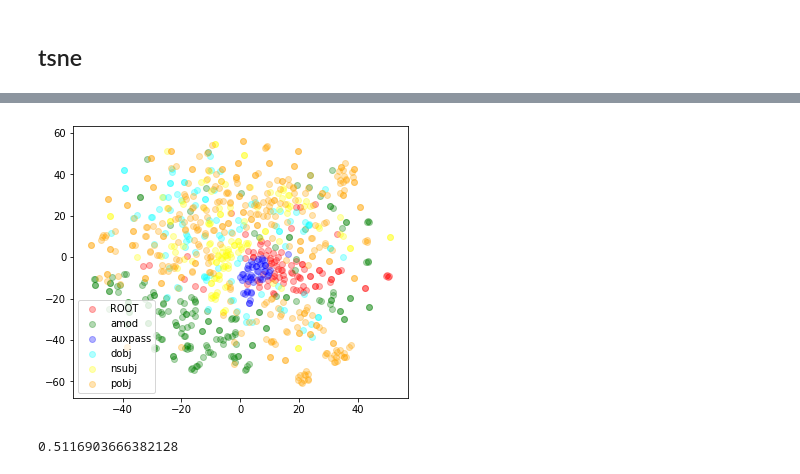
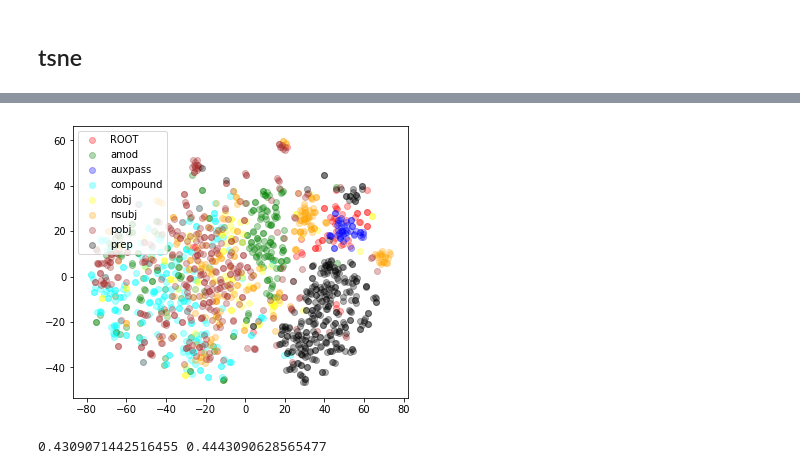
Before and after one commit to Shaul1321/INLP-dim-reduction, a Jupyter notebook: src/inlp-dim-reduction-syntax.ipynb, the cells around one changed output, grey strips where cells are left out. Cells and saved outputs as stored; diff of their text form; code cells hidden in the pictures.

```diff
--- a/src/inlp-dim-reduction-syntax.ipynb
+++ b/src/inlp-dim-reduction-syntax.ipynb
@@ -148,5 +148,5 @@ docs = create_docs(sents)
 # %%
-data = create_dataset_for_related_words(docs, num_samples = 60 * 1e3, all_descendents = True)
+data = create_dataset_for_related_words(docs, num_samples = 55 * 1e3, all_descendents = True)
 print(len(data))
 # %% [output]
 0
@@ -394,7 +377,7 @@ class BertEncoder(object):
         return (bert_tokens, orig_to_tok_map)
 
 
-    def encode(self, sentence: str, layer = 4):
+    def encode(self, sentence: str, layer = 7):
 
         tokenized_text, orig2tok = self.tokenize(sentence.split(" "))
         indexed_tokens = self.tokenizer.convert_tokens_to_ids(tokenized_text)
@@ -520,9 +503,9 @@ P, rowspace_projections, Ws = inlp.run_inlp(clf, params, n, 768, autoregressive,
 # %%
 Ws[4].dot(Ws[7].T)
 # %%
-def tsne(vecs, labels, title="", words = None):
+def tsne(vecs, labels, title="", words = None, metric = "l2"):
 
-  tsne = TSNE(n_components=2, random_state=0)
+  tsne = TSNE(n_components=2, random_state=0, metric = metric)
   vecs_2d = tsne.fit_transform(vecs)
   num_labels = len(set(labels.tolist()))
 
@@ -729,15 +744,38 @@ data_for_tsne = [tup[4] for tup in dev[:n]]
 data_for_tsne_docs = [tup[1] for tup in dev[:n]]
 data_for_tsne_idx = [tup[2] for tup in dev[:n]]
 data_for_tsen_deps = []
-to_keep = ["nsubj", "dobj", "pobj", "auxpass", "amod", "ROOT"]
-#to_keep = ["NOUN", "VERB", "ADJ"]
+to_keep_dep = ["nsubj", "dobj", "pobj", "auxpass", "amod", "ROOT", "prep", "compound"]
+to_keep_pos = ["NOUN", "VERB", "ADJ"]
 vecs = []
+
+by = "dep"
 
 for doc,i,v in zip(data_for_tsne_docs,data_for_tsne_idx,data_for_tsne):
 
-    dep = doc[i].dep_
-    if dep in to_keep:
-        data_for_tsen_deps.append(doc[i].dep_)
+    if by == "dep":
+        dep = doc[i].dep_
+        if dep in to_keep_dep:
+            data_for_tsen_deps.append(dep)
+            vecs.append(v)
+
+    elif by == "pos":
+
+        pos = doc[i].pos_
+        if pos in to_keep_pos:
+            data_for_tsen_deps.append(pos)
+            vecs.append(v)
+
+    elif by == "depth":
+
+        depth = 0
+        head = doc[i]
+
+        while head.dep_ != "ROOT":
+
+            depth += 1
+            head = head.head
+
+        data_for_tsen_deps.append(depth)
         vecs.append(v)
 
 vecs = np.array(vecs)
@@ -746,5 +784,4 @@ vecs_rowspace = P_Rw.dot(vecs.T).T
 data_for_tsen_deps = np.array(data_for_tsen_deps)
 print(len(vecs))
 assert len(data_for_tsen_deps) == len(vecs)
-tsne(vecs_rowspace, data_for_tsen_deps)
 # %% [output]
@@ -753,8 +793,4 @@ tsne(vecs_rowspace, data_for_tsen_deps)
 # %%
-tsne(vecs, data_for_tsen_deps)
+tsne(vecs, data_for_tsen_deps, metric = "cosine")
 # %% [output]
-[figure, old version]
+[figure, new version]
-# %%
-sum(train_y)/len(train_y)
-# %% [output]
-0.5116903666382128
@@ -760,0 +804,6 @@ sum(train_y)/len(train_y)
+# %%
+v_before = compute_v_measure(vecs, data_for_tsen_deps, k = len(set(data_for_tsen_deps.tolist())))
+v_after = compute_v_measure(vecs_rowspace, data_for_tsen_deps, k = len(set(data_for_tsen_deps.tolist())))
+print(v_before, v_after)
+# %% [output]
+0.4309071442516455 0.4443090628565477
```
Also changed, not shown: parts of 9 cells of this notebook.
